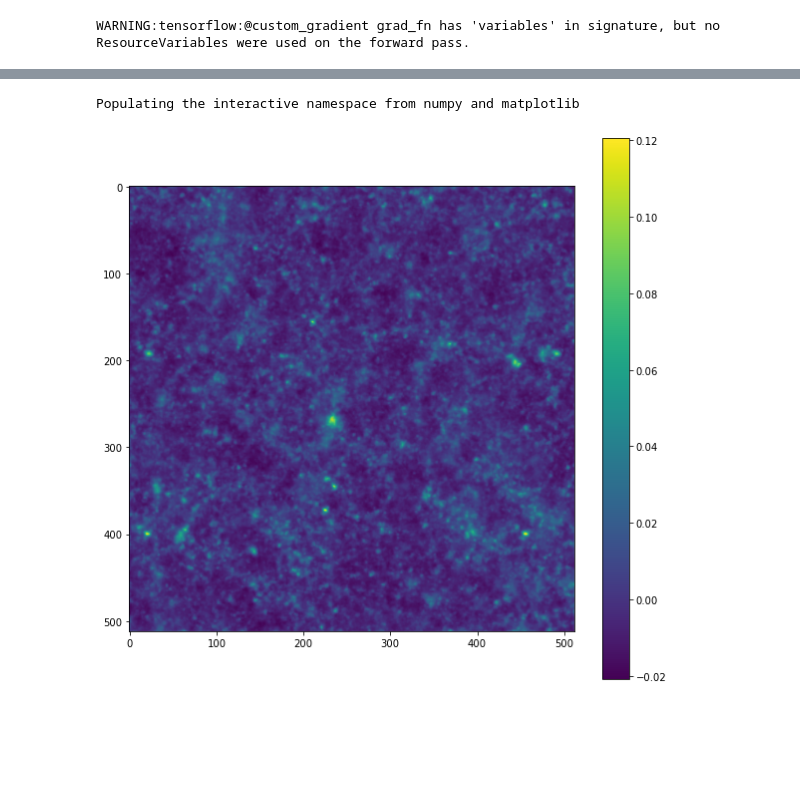
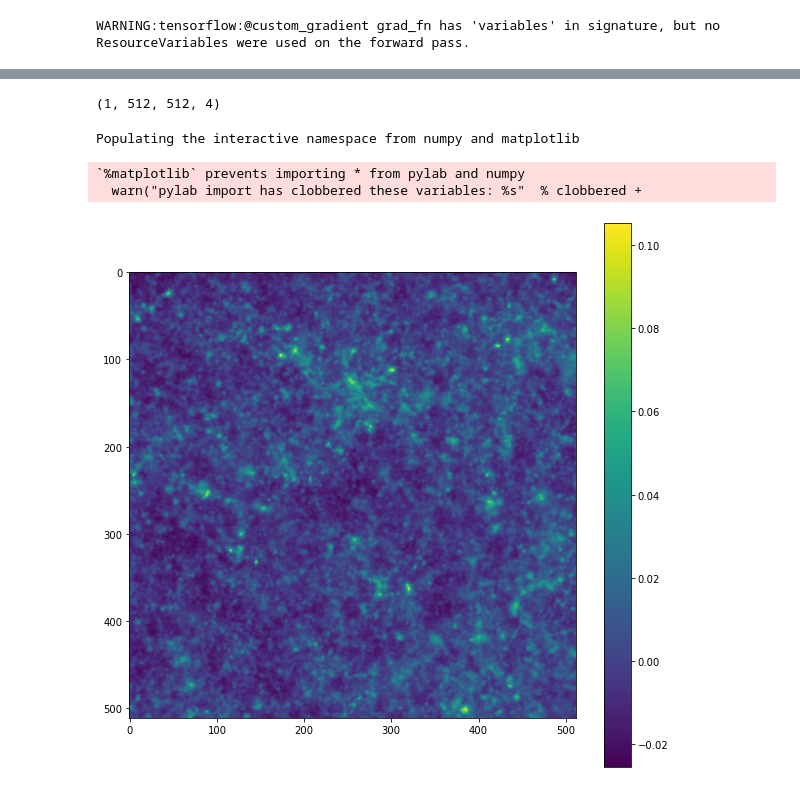
Before and after one commit to DifferentiableUniverseInitiative/flowpm, a Jupyter notebook: notebooks/prototype_rotation.ipynb, the cells around one changed output, grey strips where cells are left out. Saved outputs shown, nothing was run; the diff lists cells and outputs as text; code cells hidden in the pictures; blank space fills up the shorter version.

```diff
--- a/notebooks/prototype_rotation.ipynb
+++ b/notebooks/prototype_rotation.ipynb
@@ -176,10 +67,12 @@ M=generate_matrix(
 # %%
 lensplanes = []
-for i in range(len(a_center)):
-    plane = density_plane(states[::-1][i][1],
+matrix=flowpm.raytracing.generate_matrix()
+for i,j in zip(range(len(a_center)),cycle(range(6))):
+    plane = flowpm.raytracing.density_plane(states[::-1][i][1],
                                             [nc, nc, nc],
                                             nc//2, #r_center[i]/box_size*nc,
-                                            M[i],
+                                            matrix[j],
+                                            flowpm.raytracing.shift(),
                                             width=nc,
                                             plane_resolution=256)
 
@@ -203,10 +96,16 @@ m = flowpm.raytracing.convergenceBorn(cosmology,
                     z_source=z_source)
 
 m = m.numpy().reshape([batch_size, field_npix, field_npix, -1])
+# %%
+m.shape
+# %% [output]
+(1, 512, 512, 4)
 # %%
 %pylab inline
 figure(figsize=[10,10])
-imshow(m[0,:,:,-1]); colorbar();
+imshow(m[0,:,:,3]); colorbar();
 # %% [output]
 Populating the interactive namespace from numpy and matplotlib
+`%matplotlib` prevents importing * from pylab and numpy
+  warn("pylab import has clobbered these variables: %s"  % clobbered +
-[figure, old version]
+[figure, new version]
```
Also changed, not shown: parts of 11 cells of this notebook, 3 other files.
